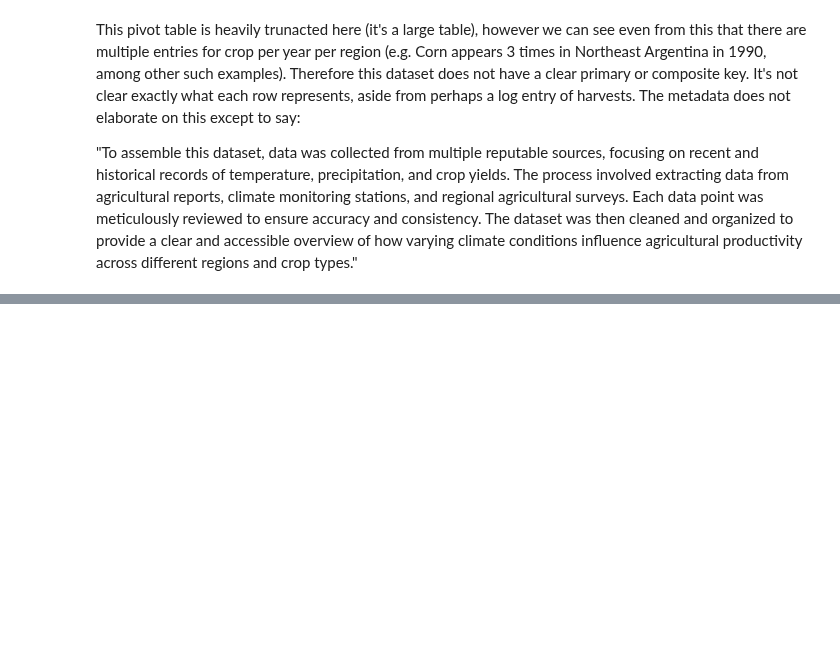
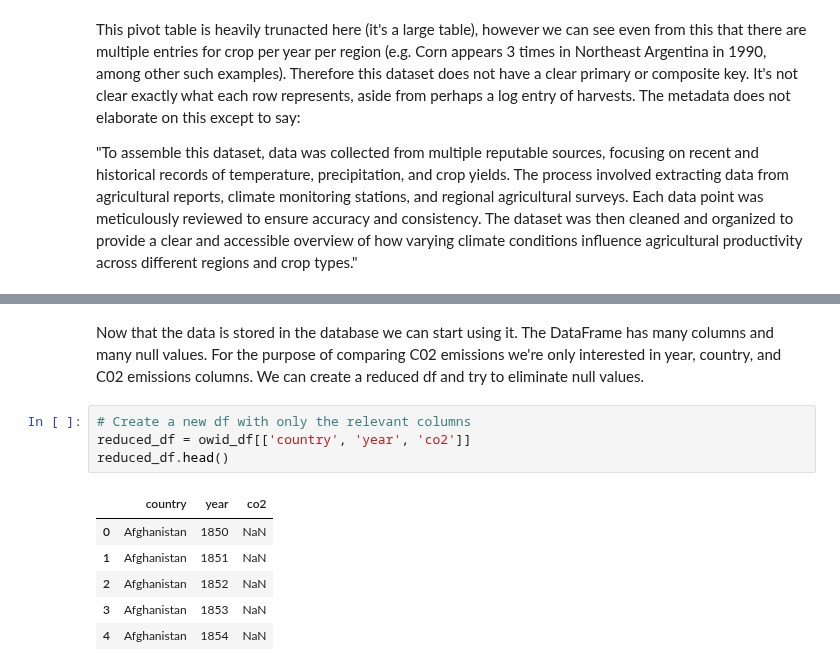
Before and after one commit to nickbartram/team6_project3, a Jupyter notebook: main_copy.ipynb, the cells around one changed output, grey strips where cells are left out. Drawn from its saved outputs; the diff is of its cells as text; blank space fills up the shorter version.

```diff
--- a/main_copy.ipynb
+++ b/main_copy.ipynb
@@ -173,0 +347,13 @@ Therefore this dataset does not have a clear primary or composite key. It's not
+# %% [markdown]
+Now that the data is stored in the database we can start using it. The DataFrame has many columns and many null values. For the purpose of comparing C02 emissions we're only interested in year, country, and C02 emissions columns. We can create a reduced df and try to eliminate null values.
+# %%
+# Create a new df with only the relevant columns
+reduced_df = owid_df[['country', 'year', 'co2']]
+reduced_df.head()
+# %% [output]
+|  | country | year | co2 |
+| 0 | Afghanistan | 1850 | NaN |
+| 1 | Afghanistan | 1851 | NaN |
+| 2 | Afghanistan | 1852 | NaN |
+| 3 | Afghanistan | 1853 | NaN |
+| 4 | Afghanistan | 1854 | NaN |
```
Also changed, not shown: parts of 13 cells of this notebook.
